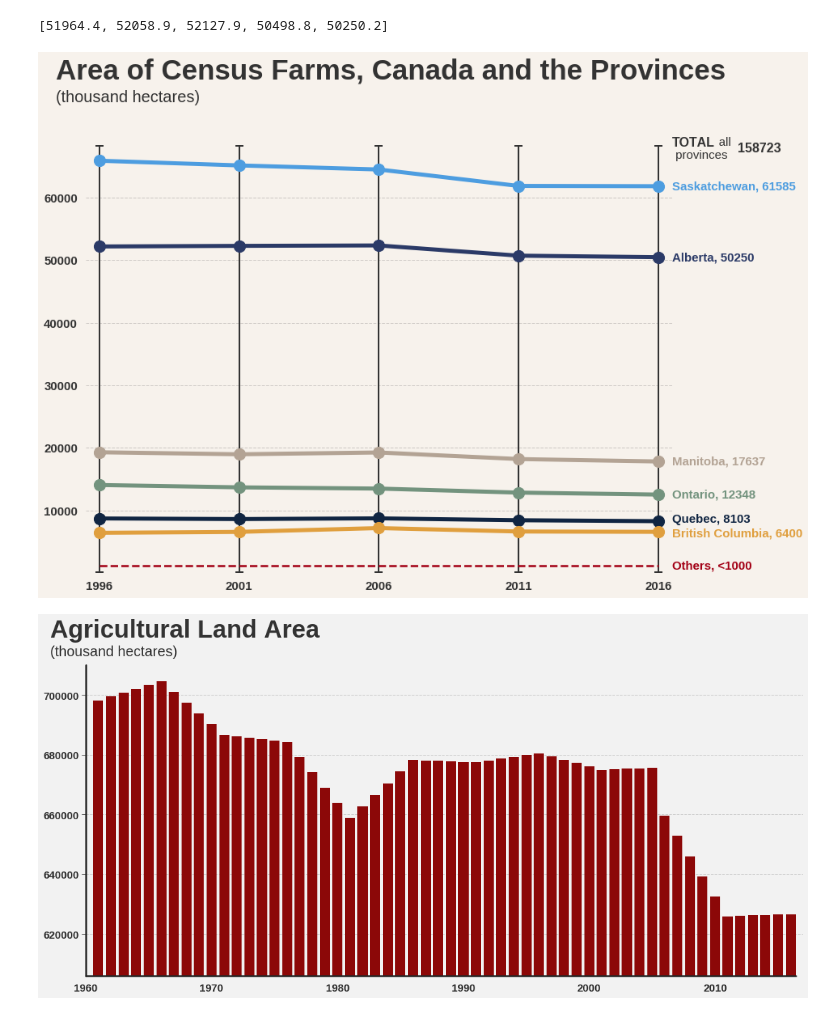
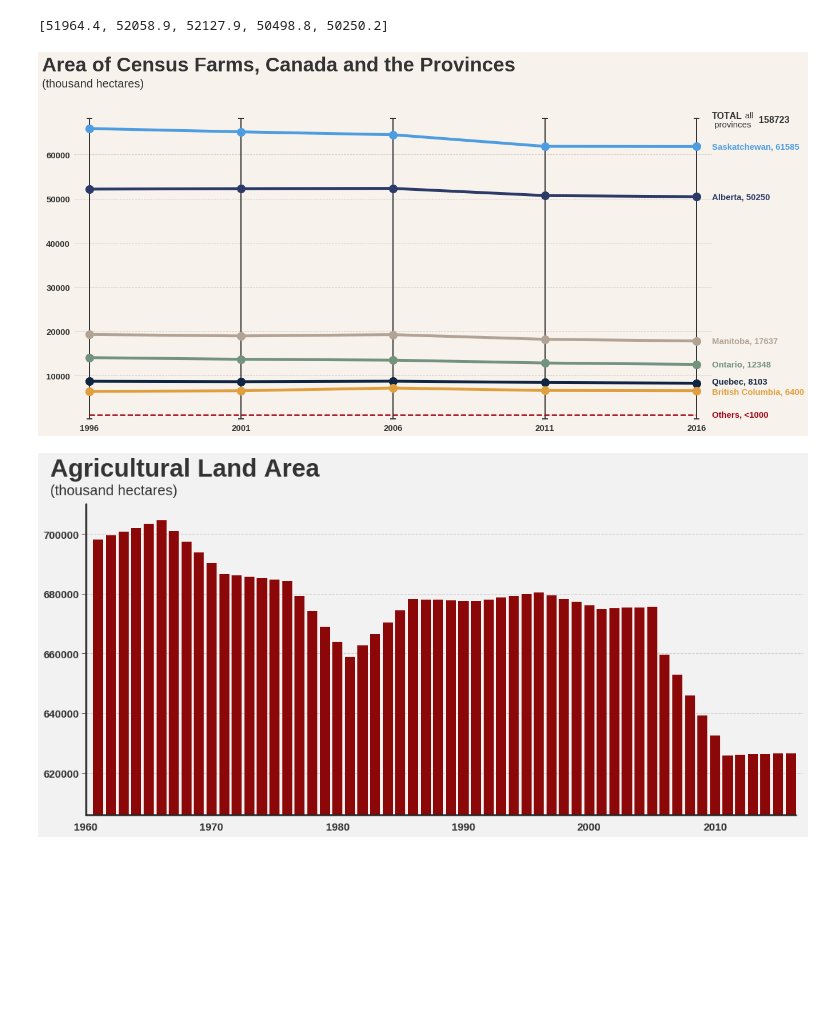
Before and after one commit to Vanagand/DS-Unit-1-Build, a Jupyter notebook: DS_Unit_1_Build.ipynb, the cells around one changed output. Saved outputs shown, nothing was run; the diff lists cells and outputs as text; code cells hidden in the pictures; blank space fills up the shorter version.

```diff
--- a/DS_Unit_1_Build.ipynb
+++ b/DS_Unit_1_Build.ipynb
@@ -67,15 +69,15 @@ list(wb_farm_area['val_area'])
 # %% [output]
 [51964.4, 52058.9, 52127.9, 50498.8, 50250.2]
 # %%
-fig, ax = plt.subplots(figsize=(13, 10))
+fig, ax = plt.subplots(figsize=(20, 10))
 
 font = FontProperties()
 font.set_style('normal')
 
-fig.patch.set(facecolor='#F7F2EC') # Background (exterior)
-ax.set(facecolor='#F7F2EC') # Axes background (interior)
+fig.patch.set(facecolor='#F7F2EC') # background (exterior)
+ax.set(facecolor='#F7F2EC') # axes background (interior)
 
-plt.style.use('seaborn-ticks')
+plt.style.use('seaborn-ticks') # plot style
 
 plt.title(x=-0.05, y=1.125, label="Area of Census Farms, Canada and the Provinces",
           ha='left', fontproperties=font, weight='bold', fontsize=35,
@@ -85,14 +87,14 @@ ax.text(x=-0.05, y=1.072, s='(thousand hectares)',
         transform=ax.transAxes)
 
 data_qc = (8540.5, 8443.7, 8557.1, 8256.6, 8103.2)
-# data_ns = (1055.9, 1005.8, 995.9, 1018.1, 915.7) too small
-# data_nb = (953.9, 958.9, 976.6, 937.8, 835.3) too small
+# data_ns = (1055.9, 1005.8, 995.9, 1018.1, 915.7) omitted too small
+# data_nb = (953.9, 958.9, 976.6, 937.8, 835.3) omitted too small
 data_bc = (6249.4, 6392.9, 7006.6, 6452.9, 6400.5)
 data_on = (13879.6, 13507.4, 13310.2, 12668.2, 12348.5)
-# data_nl = (108.3, 100.3, 89.4, 77.3, 70.7) too small
+# data_nl = (108.3, 100.3, 89.4, 77.3, 70.7) omitted too small
 data_mb = (19106.5, 18784.4, 19073.0, 18023.5, 17637.6)
 data_sk = (65653.6, 64903.8, 64253.8, 61628.1, 61585.8)
-# data_pe = (655.4, 646.1, 619.9, 594.3, 575.5) too small
+# data_pe = (655.4, 646.1, 619.9, 594.3, 575.5) omitted too small
 data_ab = (51964.4, 52058.9, 52127.9, 50498.8, 50250.2)
 
 data = (276548, 246923, 229373, 205730, 193492)
@@ -100,72 +102,101 @@ year = (-0.9, 0.1, 1.1, 2.1, 3.1)
 n = 5
 plot_width = np.arange(n)
 
-plt.plot([-0.9, -0.9], [0, 68000], marker='_', mew=2, markersize=10, linewidth=2, c='#333333', zorder=1)
-plt.plot([0.1, 0.1], [0, 68000], marker='_', mew=2, markersize=10, linewidth=2, c='#333333', zorder=1)
-plt.plot([1.1, 1.1], [0, 68000], marker='_', mew=2, markersize=10, linewidth=2, c='#333333', zorder=1)
-plt.plot([2.1, 2.1], [0, 68000], marker='_', mew=2, markersize=10, linewidth=2, c='#333333', zorder=1)
-plt.plot([3.1, 3.1], [0, 68000], marker='_', mew=2, markersize=10, linewidth=2, c='#333333', zorder=1)
+# custom cosmetic axvlines
+plt.plot([-0.9, -0.9], [0, 68000], marker='_', mew=2, markersize=10,
+         linewidth=2, c='#333333', zorder=1)
+plt.plot([0.1, 0.1], [0, 68000], marker='_', mew=2, markersize=10,
+         linewidth=2, c='#333333', zorder=1)
+plt.plot([1.1, 1.1], [0, 68000], marker='_', mew=2, markersize=10,
+         linewidth=2, c='#333333', zorder=1)
+plt.plot([2.1, 2.1], [0, 68000], marker='_', mew=2, markersize=10,
+         linewidth=2, c='#333333', zorder=1)
+plt.plot([3.1, 3.1], [0, 68000], marker='_', mew=2, markersize=10,
+         linewidth=2, c='#333333', zorder=1)
 
+# plotting data ordered as a line plot, scatter dots, and its province
 plt.plot(year, data_qc, linewidth=5, c='#102542', zorder=2)
-plt.scatter([-0.9, 0.1, 1.1, 2.1, 3.1], [8540.5, 8443.7, 8557.1, 8256.6, 8103.2], s=200, c='#102542', zorder=2)
-ax.text(3.2, 8403.2, s='Quebec, 8103', verticalalignment='center', horizontalalignment='left', size=15, weight='bold', color='#102542', zorder=2)
+plt.scatter([-0.9, 0.1, 1.1, 2.1, 3.1], [8540.5, 8443.7, 8557.1, 8256.6, 8103.2],
+            s=200, c='#102542', zorder=2)
+ax.text(3.2, 8403.2, s='Quebec, 8103', verticalalignment='center',
+        horizontalalignment='left', size=15, weight='bold', color='#102542', zorder=2)
+
 
 plt.plot(year, data_bc, linewidth=5, c='#E09F3E', zorder=2)
-plt.scatter([-0.9, 0.1, 1.1, 2.1, 3.1], [6249.4, 6392.9, 7006.6, 6452.9, 6400.5], s=200, c='#E09F3E', zorder=2)
-ax.text(3.2, 6100.5, s='British Columbia, 6400', verticalalignment='center', horizontalalignment='left', size=15, weight='bold', color='#E09F3E', zorder=2)
+plt.scatter([-0.9, 0.1, 1.1, 2.1, 3.1], [6249.4, 6392.9, 7006.6, 6452.9, 6400.5],
+            s=200, c='#E09F3E', zorder=2)
+ax.text(3.2, 6100.5, s='British Columbia, 6400', verticalalignment='center',
+        horizontalalignment='left', size=15, weight='bold', color='#E09F3E', zorder=2)
 
 plt.plot(year, data_on, linewidth=5, c='#73937E', zorder=2)
-plt.scatter([-0.9, 0.1, 1.1, 2.1, 3.1], [13879.6, 13507.4, 13310.2, 12668.2, 12348.5], s=200, c='#73937E', zorder=2)
-ax.text(3.2, 12348.5, s='Ontario, 12348', verticalalignment='center', horizontalalignment='left', size=15, weight='bold', color='#73937E', zorder=2)
+plt.scatter([-0.9, 0.1, 1.1, 2.1, 3.1], [13879.6, 13507.4, 13310.2, 12668.2, 12348.5],
+            s=200, c='#73937E', zorder=2)
+ax.text(3.2, 12348.5, s='Ontario, 12348', verticalalignment='center',
+        horizontalalignment='left', size=15, weight='bold', color='#73937E', zorder=2)
 
 plt.plot(year, data_mb, linewidth=5, c='#B3A394', zorder=2)
-plt.scatter([-0.9, 0.1, 1.1, 2.1, 3.1], [19106.5, 18784.4, 19073.0, 18023.5, 17637.6], s=200, c='#B3A394', zorder=2)
-ax.text(3.2, 17637.6, s='Manitoba, 17637', verticalalignment='center', horizontalalignment='left', size=15, weight='bold', color='#B3A394', zorder=2)
+plt.scatter([-0.9, 0.1, 1.1, 2.1, 3.1], [19106.5, 18784.4, 19073.0, 18023.5, 17637.6],
+            s=200, c='#B3A394', zorder=2)
+ax.text(3.2, 17637.6, s='Manitoba, 17637', verticalalignment='center',
+        horizontalalignment='left', size=15, weight='bold', color='#B3A394', zorder=2)
 
 plt.plot(year, data_sk, linewidth=5, c='#4D9DE0', zorder=2)
-plt.scatter([-0.9, 0.1, 1.1, 2.1, 3.1], [65653.6, 64903.8, 64253.8, 61628.1, 61585.8], s=200, c='#4D9DE0', zorder=2)
-ax.text(3.2, 61585.8, s='Saskatchewan, 61585', verticalalignment='center', horizontalalignment='left', size=15, weight='bold', color='#4D9DE0', zorder=2)
+plt.scatter([-0.9, 0.1, 1.1, 2.1, 3.1], [65653.6, 64903.8, 64253.8, 61628.1, 61585.8],
+            s=200, c='#4D9DE0', zorder=2)
+ax.text(3.2, 61585.8, s='Saskatchewan, 61585', verticalalignment='center',
+        horizontalalignment='left', size=15, weight='bold', color='#4D9DE0', zorder=2)
 
 plt.plot(year, data_ab, linewidth=5, c='#2B3A67', zorder=2)
-plt.scatter([-0.9, 0.1, 1.1, 2.1, 3.1], [51964.4, 52058.9, 52127.9, 50498.8, 50250.2], s=200, c='#2B3A67', zorder=2)
-ax.text(3.2, 50250.2, s='Alberta, 50250', verticalalignment='center', horizontalalignment='left', size=15, weight='bold', color='#2B3A67', zorder=2)
+plt.scatter([-0.9, 0.1, 1.1, 2.1, 3.1], [51964.4, 52058.9, 52127.9, 50498.8, 50250.2],
+            s=200, c='#2B3A67', zorder=2)
+ax.text(3.2, 50250.2, s='Alberta, 50250', verticalalignment='center',
+        horizontalalignment='left', size=15, weight='bold', color='#2B3A67', zorder=2)
 
 plt.plot(year, [1000, 1000, 1000, 1000, 1000], linewidth=2.5, ls='--', c='#A30015', zorder=2)
 # plt.scatter([3.1], [1000], s=200, c='red', zorder=2)
-ax.text(3.2, 1000, s='Others, <1000', verticalalignment='center', horizontalalignment='left', size=15, weight='bold', color='#A30015', zorder=2)
+ax.text(3.2, 1000, s='Others, <1000', verticalalignment='center',
+        horizontalalignment='left', size=15, weight='bold', color='#A30015', zorder=2)
 
 ax.text(x=3.2, y=68000, s='TOTAL', ha='left', weight='bold', fontsize=16, color='#333333')
-ax.text(x=3.2, y=66000, s='              all \n provinces', ha='left', weight='normal', fontsize=15, color='#333333')
-ax.text(x=3.67, y=67000, s='158723', ha='left', weight='bold', fontsize=16, color='#333333')
+ax.text(x=3.2, y=66000, s='              all \n provinces',
+        ha='left', weight='normal', fontsize=15, color='#333333')
+ax.text(x=3.51, y=67000, s='158723', ha='left', weight='bold', fontsize=16, color='#333333')
 
+# Master tick params
 ax.tick_params(axis='both', which='both', labelsize=12,
                bottom=False, top=False, labelbottom=True,
                left=False, right=False, labelleft=True)
 
-ax.set_xticklabels(['1996', '2001','2006','2011', '2016'], size=15, weight='bold', color='#333333')
-ax.set_yticklabels(range(0, 69999, 10000), size=15, weight='bold', color='#333333')
+# Tick labels params
+ax.set_xticklabels(['1996', '2001','2006','2011', '2016'], size=15,
+                   weight='bold', color='#333333')
+ax.set_yticklabels(range(0, 69999, 10000), size=15,
+                   weight='bold', color='#333333')
 ax.set_yticks(range(-201, 69799, 10000))
 ax.set_xticks([-0.9, 0.1, 1.1, 2.1, 3.1])
 
 plt.ylim(-200, 70001)
 plt.xlim(-1, 3.2)
 
+# Master grid params
 ax.grid(True, 'major', 'y', ls='--', lw=1, c='#333333', alpha=.2)
 
+# Master spines param
 ax.spines['left'].set_visible(False)
 ax.spines['left'].set_smart_bounds(False)
 ax.spines['left'].set_linewidth(2.5)
 ax.spines['left'].set_capstyle("round")
 ax.spines['right'].set_visible(False)
 ax.spines['top'].set_visible(False)
 ax.spines['bottom'].set_visible(False)
 ax.spines['bottom'].set_smart_bounds(True)
 ax.spines['bottom'].set_linewidth(2.5)
 ax.spines['bottom'].set_capstyle("round")
 
-# plt.savefig("cdn_census_area_plot.png", bbox_inches='tight', facecolor='#F7F2EC')
+# save .png configuration
+# plt.savefig("cdn_census_area_plot.png", bbox_inches='tight', facecolor='#F7F2EC', dpi=300)
 
 plt.show()
 # %% [output]
-[figure, old version]
+[figure, new version]
 # %%
```
Also changed, not shown: parts of 12 cells of this notebook.
